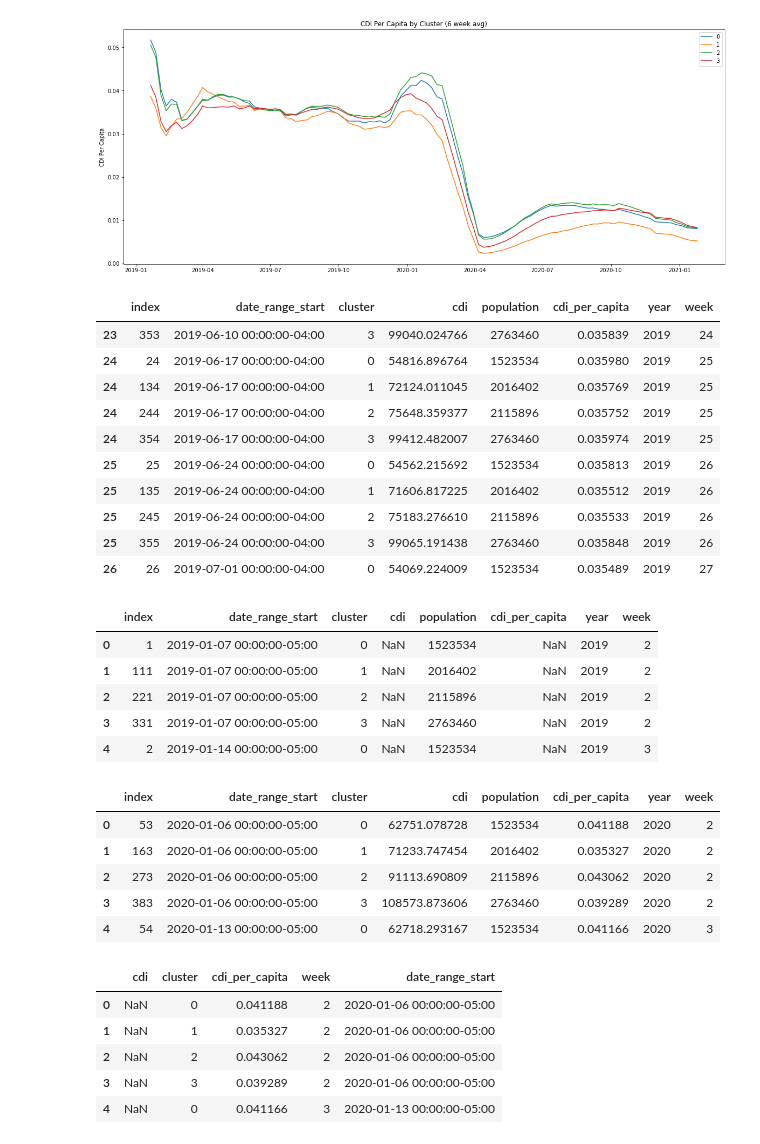
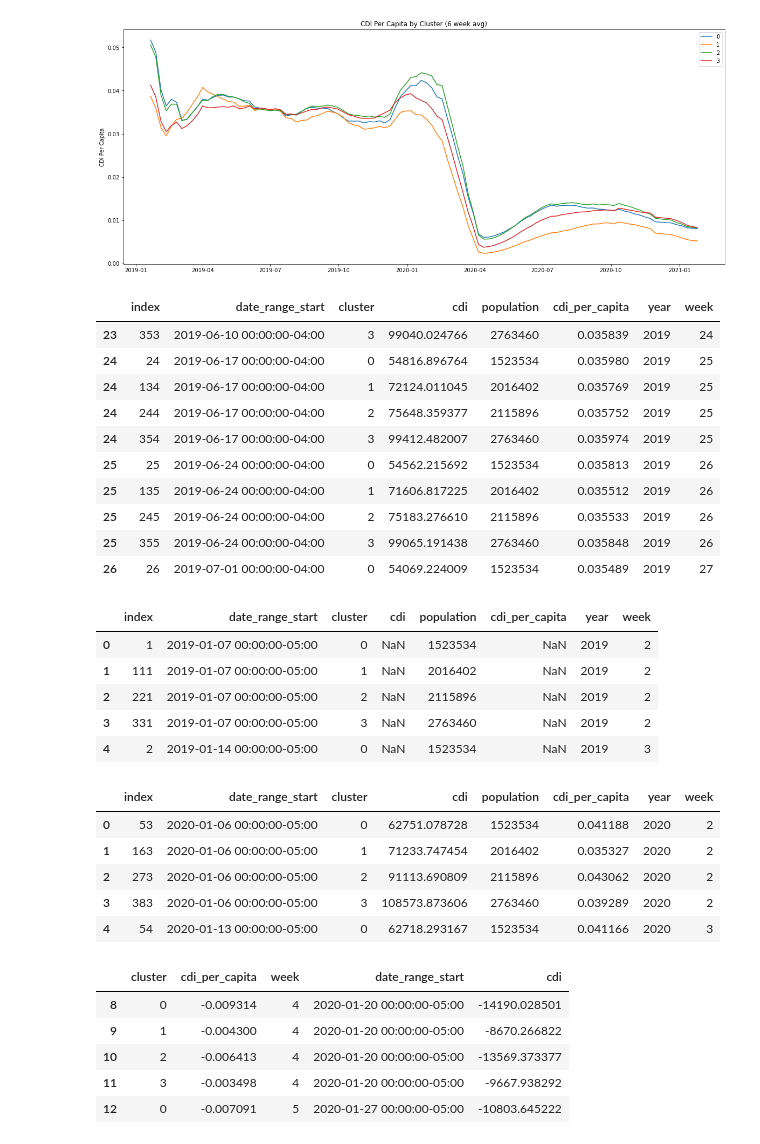
Before and after one commit to cpcarey/nyu-cusp-food-access, a Jupyter notebook: notebooks/plot_cdi.ipynb, the cells around one changed output. Drawn from its saved outputs; the diff is of its cells as text; code cells hidden in the pictures.

```diff
--- a/notebooks/plot_cdi.ipynb
+++ b/notebooks/plot_cdi.ipynb
@@ -67,7 +67,7 @@ plt.show()
 # %% [output]
 [figure]
 # %%
-def create_diff_df(cdi_df, keep_columns=[]):
+def create_diff_df(cdi_df, diff_columns=[], keep_columns=[]):
     cdi_week_df = cdi_df
     cdi_week_df['year'] = cdi_week_df['date_range_start'].dt.year
     cdi_week_df['week'] = cdi_week_df['date_range_start'].dt.week
@@ -87,9 +87,12 @@ def create_diff_df(cdi_df, keep_columns=[]):
     display(cdi_2019_df.head())
     display(cdi_2020_df.head())
 
-    cdi_diff_df = cdi_2020_df[['cdi']] - cdi_2019_df[['cdi']]
+    cdi_diff_df = pd.DataFrame()
     for keep_column in (keep_columns + ['week', 'date_range_start']):
         cdi_diff_df[keep_column] = cdi_2020_df[keep_column]
+    cdi_diff_df[diff_columns] = (cdi_2020_df[diff_columns] -
+                                 cdi_2019_df[diff_columns])
+    cdi_diff_df = cdi_diff_df.dropna()
 
     display(cdi_diff_df.head())
 
@@ -203,38 +206,40 @@ plt.show()
 # %% [output]
 [figure]
 # %%
-cdi_cluster_diff_df = create_diff_df(cdi_cluster_df, keep_columns=['cluster', 'cdi_per_capita'])
-cdi_cluster_diff_df.to_csv('./exports/cdi/diff_by_cluster.csv')
+cdi_cluster_diff_df = create_diff_df(cdi_cluster_df,
+                                     diff_columns=['cdi', 'cdi_per_capita'],
+                                     keep_columns=['cluster', 'cdi_per_capita'])
+cdi_cluster_diff_df.to_csv('./exports/cdi/diff_by_cluster.csv', index=None)
 # %% [output]
 |  | index | date_range_start | cluster | cdi | population | cdi_per_capita | year | week |
 | 23 | 353 | 2019-06-10 00:00:00-04:00 | 3 | 99040.024766 | 2763460 | 0.035839 | 2019 | 24 |
 | 24 | 24 | 2019-06-17 00:00:00-04:00 | 0 | 54816.896764 | 1523534 | 0.035980 | 2019 | 25 |
 | 24 | 134 | 2019-06-17 00:00:00-04:00 | 1 | 72124.011045 | 2016402 | 0.035769 | 2019 | 25 |
 | 24 | 244 | 2019-06-17 00:00:00-04:00 | 2 | 75648.359377 | 2115896 | 0.035752 | 2019 | 25 |
 | 24 | 354 | 2019-06-17 00:00:00-04:00 | 3 | 99412.482007 | 2763460 | 0.035974 | 2019 | 25 |
 | 25 | 25 | 2019-06-24 00:00:00-04:00 | 0 | 54562.215692 | 1523534 | 0.035813 | 2019 | 26 |
 | 25 | 135 | 2019-06-24 00:00:00-04:00 | 1 | 71606.817225 | 2016402 | 0.035512 | 2019 | 26 |
 | 25 | 245 | 2019-06-24 00:00:00-04:00 | 2 | 75183.276610 | 2115896 | 0.035533 | 2019 | 26 |
 | 25 | 355 | 2019-06-24 00:00:00-04:00 | 3 | 99065.191438 | 2763460 | 0.035848 | 2019 | 26 |
 | 26 | 26 | 2019-07-01 00:00:00-04:00 | 0 | 54069.224009 | 1523534 | 0.035489 | 2019 | 27 |
 |  | index | date_range_start | cluster | cdi | population | cdi_per_capita | year | week |
 | 0 | 1 | 2019-01-07 00:00:00-05:00 | 0 | NaN | 1523534 | NaN | 2019 | 2 |
 | 1 | 111 | 2019-01-07 00:00:00-05:00 | 1 | NaN | 2016402 | NaN | 2019 | 2 |
 | 2 | 221 | 2019-01-07 00:00:00-05:00 | 2 | NaN | 2115896 | NaN | 2019 | 2 |
 | 3 | 331 | 2019-01-07 00:00:00-05:00 | 3 | NaN | 2763460 | NaN | 2019 | 2 |
 | 4 | 2 | 2019-01-14 00:00:00-05:00 | 0 | NaN | 1523534 | NaN | 2019 | 3 |
 |  | index | date_range_start | cluster | cdi | population | cdi_per_capita | year | week |
 | 0 | 53 | 2020-01-06 00:00:00-05:00 | 0 | 62751.078728 | 1523534 | 0.041188 | 2020 | 2 |
 | 1 | 163 | 2020-01-06 00:00:00-05:00 | 1 | 71233.747454 | 2016402 | 0.035327 | 2020 | 2 |
 | 2 | 273 | 2020-01-06 00:00:00-05:00 | 2 | 91113.690809 | 2115896 | 0.043062 | 2020 | 2 |
 | 3 | 383 | 2020-01-06 00:00:00-05:00 | 3 | 108573.873606 | 2763460 | 0.039289 | 2020 | 2 |
 | 4 | 54 | 2020-01-13 00:00:00-05:00 | 0 | 62718.293167 | 1523534 | 0.041166 | 2020 | 3 |
-|  | cdi | cluster | cdi_per_capita | week | date_range_start |
-| 0 | NaN | 0 | 0.041188 | 2 | 2020-01-06 00:00:00-05:00 |
-| 1 | NaN | 1 | 0.035327 | 2 | 2020-01-06 00:00:00-05:00 |
-| 2 | NaN | 2 | 0.043062 | 2 | 2020-01-06 00:00:00-05:00 |
-| 3 | NaN | 3 | 0.039289 | 2 | 2020-01-06 00:00:00-05:00 |
-| 4 | NaN | 0 | 0.041166 | 3 | 2020-01-13 00:00:00-05:00 |
+|  | cluster | cdi_per_capita | week | date_range_start | cdi |
+| 8 | 0 | -0.009314 | 4 | 2020-01-20 00:00:00-05:00 | -14190.028501 |
+| 9 | 1 | -0.004300 | 4 | 2020-01-20 00:00:00-05:00 | -8670.266822 |
+| 10 | 2 | -0.006413 | 4 | 2020-01-20 00:00:00-05:00 | -13569.373377 |
+| 11 | 3 | -0.003498 | 4 | 2020-01-20 00:00:00-05:00 | -9667.938292 |
+| 12 | 0 | -0.007091 | 5 | 2020-01-27 00:00:00-05:00 | -10803.645222 |
 # %%
 fig, ax = plt.subplots(figsize=(20, 8))
 for key, group in cdi_cluster_diff_df.groupby(by=['cluster']):
```
Also changed, not shown: parts of 4 cells of this notebook, 5 other files.
